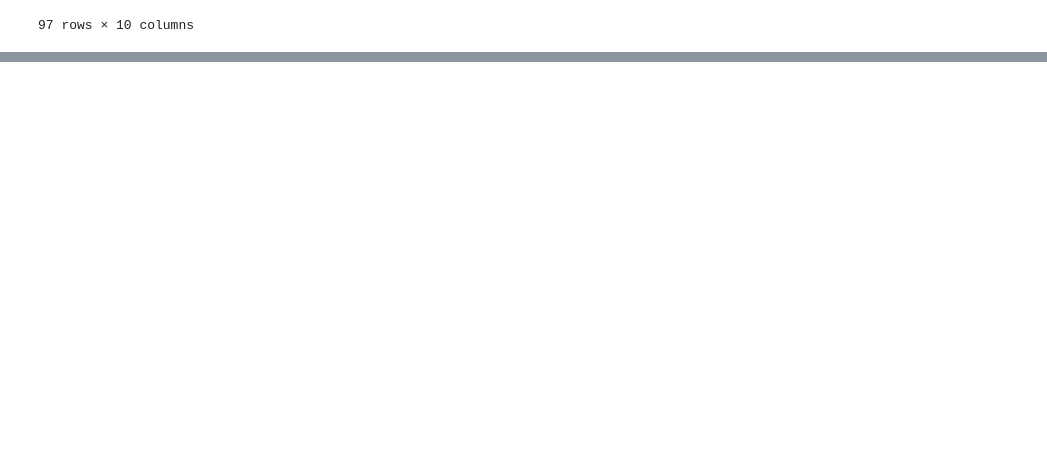
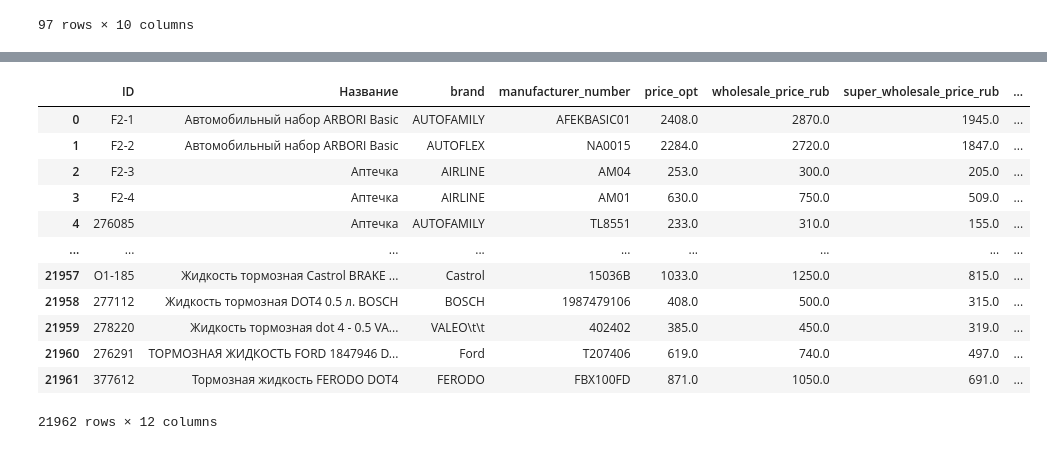
Before and after one commit to TCF-SOFT/be-tcf, a Jupyter notebook: tech/bitrix_migration/maigration.ipynb, the cells around one changed output, grey strips where cells are left out. Cells and saved outputs as stored; diff of their text form; code cells hidden in the pictures; blank space fills up the shorter version.

```diff
--- a/tech/bitrix_migration/maigration.ipynb
+++ b/tech/bitrix_migration/maigration.ipynb
@@ -515,0 +497,28 @@ x
+# %%
+price_list_clean = price_list_clean.rename(
+    columns={
+        "Бренд": "brand",
+        "Номер производителя": "manufacturer_number",
+        "Цена опт": "price_opt",
+        "Цена розница": "wholesale_price_rub",
+        "Цена супер-опт": "super_wholesale_price_rub",
+        "Остаток": "quantity",
+        "id": "product_id",
+    }
+)
+# %%
+price_list_clean
+# %% [output]
+|  | ID | Название | brand | manufacturer_number | price_opt | wholesale_price_rub | super_wholesale_price_rub | ... |
+| 0 | F2-1 | Автомобильный набор ARBORI Basic | AUTOFAMILY | AFEKBASIC01 | 2408.0 | 2870.0 | 1945.0 | ... |
+| 1 | F2-2 | Автомобильный набор ARBORI Basic | AUTOFLEX | NA0015 | 2284.0 | 2720.0 | 1847.0 | ... |
+| 2 | F2-3 | Аптечка | AIRLINE | AM04 | 253.0 | 300.0 | 205.0 | ... |
+| 3 | F2-4 | Аптечка | AIRLINE | AM01 | 630.0 | 750.0 | 509.0 | ... |
+| 4 | 276085 | Аптечка | AUTOFAMILY | TL8551 | 233.0 | 310.0 | 155.0 | ... |
+| ... | ... | ... | ... | ... | ... | ... | ... | ... |
+| 21957 | O1-185 | Жидкость тормозная Castrol BRAKE ... | Castrol | 15036B | 1033.0 | 1250.0 | 815.0 | ... |
+| 21958 | 277112 | Жидкость тормозная DOT4 0.5 л. BOSCH | BOSCH | 1987479106 | 408.0 | 500.0 | 315.0 | ... |
+| 21959 | 278220 | Жидкость тормозная dot 4 - 0.5 VA... | VALEO\t\t | 402402 | 385.0 | 450.0 | 319.0 | ... |
+| 21960 | 276291 | ТОРМОЗНАЯ ЖИДКОСТЬ FORD 1847946 D... | Ford | T207406 | 619.0 | 740.0 | 497.0 | ... |
+| 21961 | 377612 | Тормозная жидкость FERODO DOT4 | FERODO | FBX100FD | 871.0 | 1050.0 | 691.0 | ... |
+21962 rows × 12 columns
```
Also changed, not shown: parts of 26 cells of this notebook, 11 other files.
